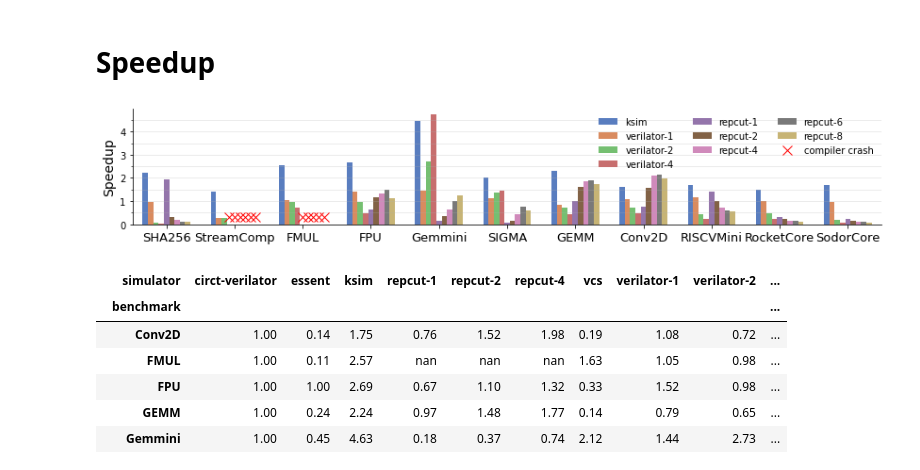
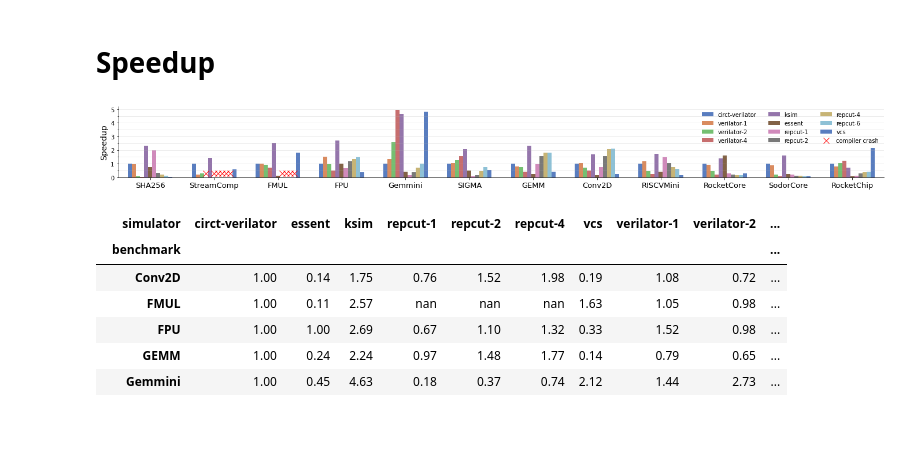
Before and after one commit to pku-liang/ksim-ae, a Jupyter notebook: analysis/analysis.ipynb, the cells around one changed output. Cells and saved outputs as stored; diff of their text form; code cells hidden in the pictures; blank space fills up the shorter version.

```diff
--- a/analysis/analysis.ipynb
+++ b/analysis/analysis.ipynb
@@ -40,10 +40,12 @@ order = [
   'Conv2D',
   'RISCVMini',
   'RocketCore',
-  'SodorCore'
+  'SodorCore',
+  'RocketChip',
+  # 'RocketChipTiny'
 ]
 sim_order = [
-  'circt-verilator', 'verilator-1', 'verilator-2', 'verilator-4', 'ksim', 'essent', 'repcut-1', 'repcut-2', 'repcut-4', 'repcut-6'
+  'circt-verilator', 'verilator-1', 'verilator-2', 'verilator-4', 'ksim', 'essent', 'repcut-1', 'repcut-2', 'repcut-4', 'repcut-6', 'vcs'
 ]
 baseline_name = 'circt-verilator'
 baseline = piv[baseline_name].copy()
@@ -63,35 +65,35 @@ def mark_npos(bar, y, *args, **kws):
   plt.plot(npos, np.full(len(npos), y), *args, **kws)
   plt.xlim(xlim)
 # %%
-plt.figure(figsize=(12, 2.5))
+plt.figure(figsize=(20, 2.5))
 bar = sns.barplot(
   data=piv,
   x='benchmark', y='speedup',
-  hue='simulator', hue_order=['ksim', 'verilator-1', 'verilator-2', 'verilator-4', 'repcut-1', 'repcut-2', 'repcut-4', 'repcut-6', 'repcut-8'],
+  hue='simulator', hue_order=sim_order,
   palette='muted',
   width=0.7,
 )
 # set_hatch(bar)
 # for c in bar.containers:
 #   bar.bar_label(c, fmt='$%.1f$', fontsize=10)
 mark_npos(bar, 0.3, 'rx', markersize=10, label='compiler crash')
 handles, labels = plt.gca().get_legend_handles_labels()
 plt.legend(handles[1:] + handles[:1], labels[1:] + labels[:1], loc='upper right', ncol=3, frameon=False)
 # plt.xticks(fontsize=13, rotation=-15, ha='left')
 plt.xticks(fontsize=13)
 plt.xlabel(None)
 # plt.ylim([0, 5])
 plt.ylabel('Speedup', fontsize=14)
 ax = plt.gca()
 ax.yaxis.set_major_locator(ticker.IndexLocator(base=1, offset=0))
 ax.yaxis.set_minor_locator(ticker.IndexLocator(base=0.5, offset=0))
 plt.grid(axis='y', alpha=0.3)
 plt.grid(axis='y', which='minor', alpha=0.3)
 sns.despine()
 plt.subplots_adjust(left=0.05, right=0.97, bottom=0.2)
 plt.draw()
 # %% [output]
-[figure, old version]
+[figure, new version]
 # %%
 piv_abs = df.pivot_table(values='speed', columns='simulator', index='benchmark', aggfunc='mean')
 baseline_name = 'circt-verilator'
```
Also changed, not shown: parts of 1 cell of this notebook, 11 other files.
